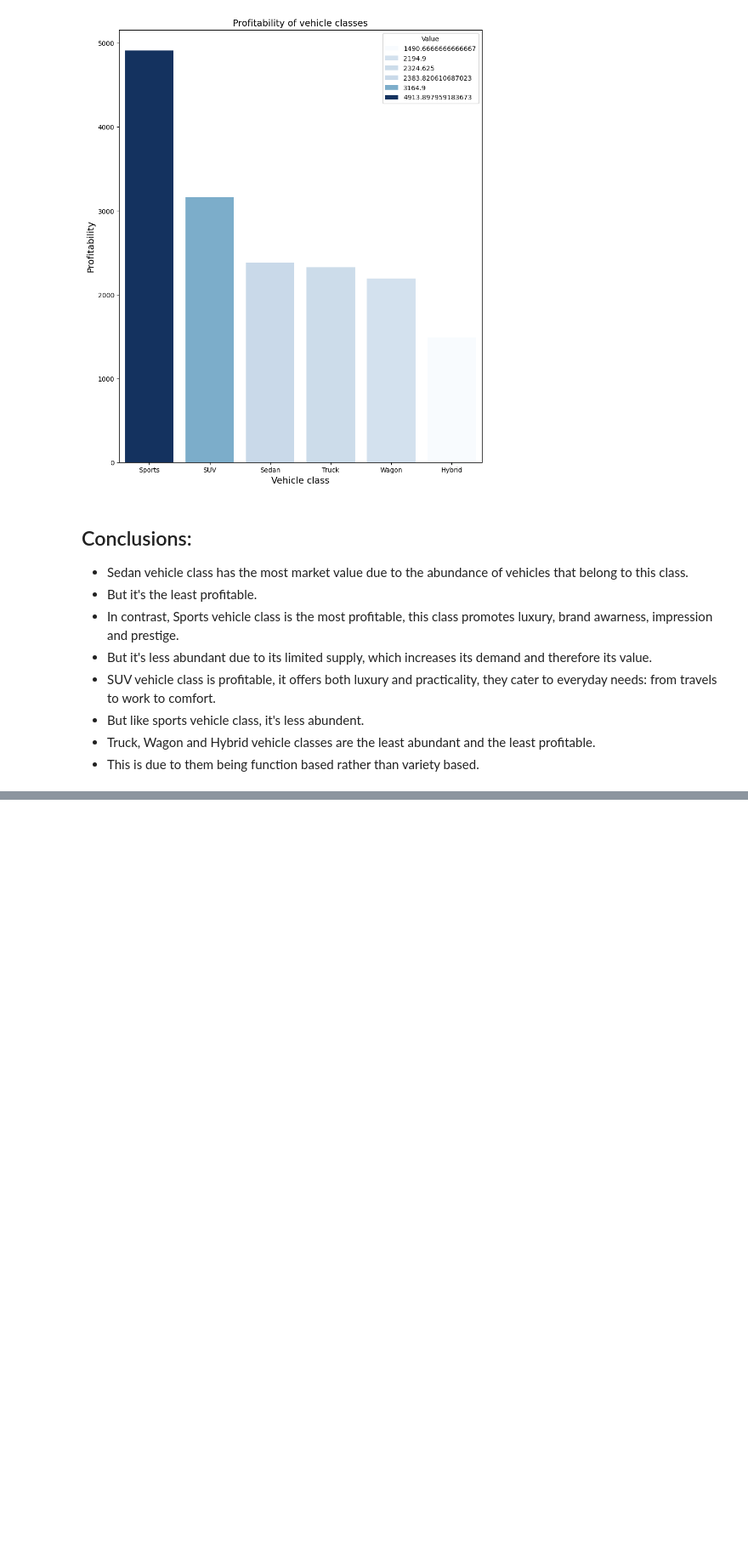
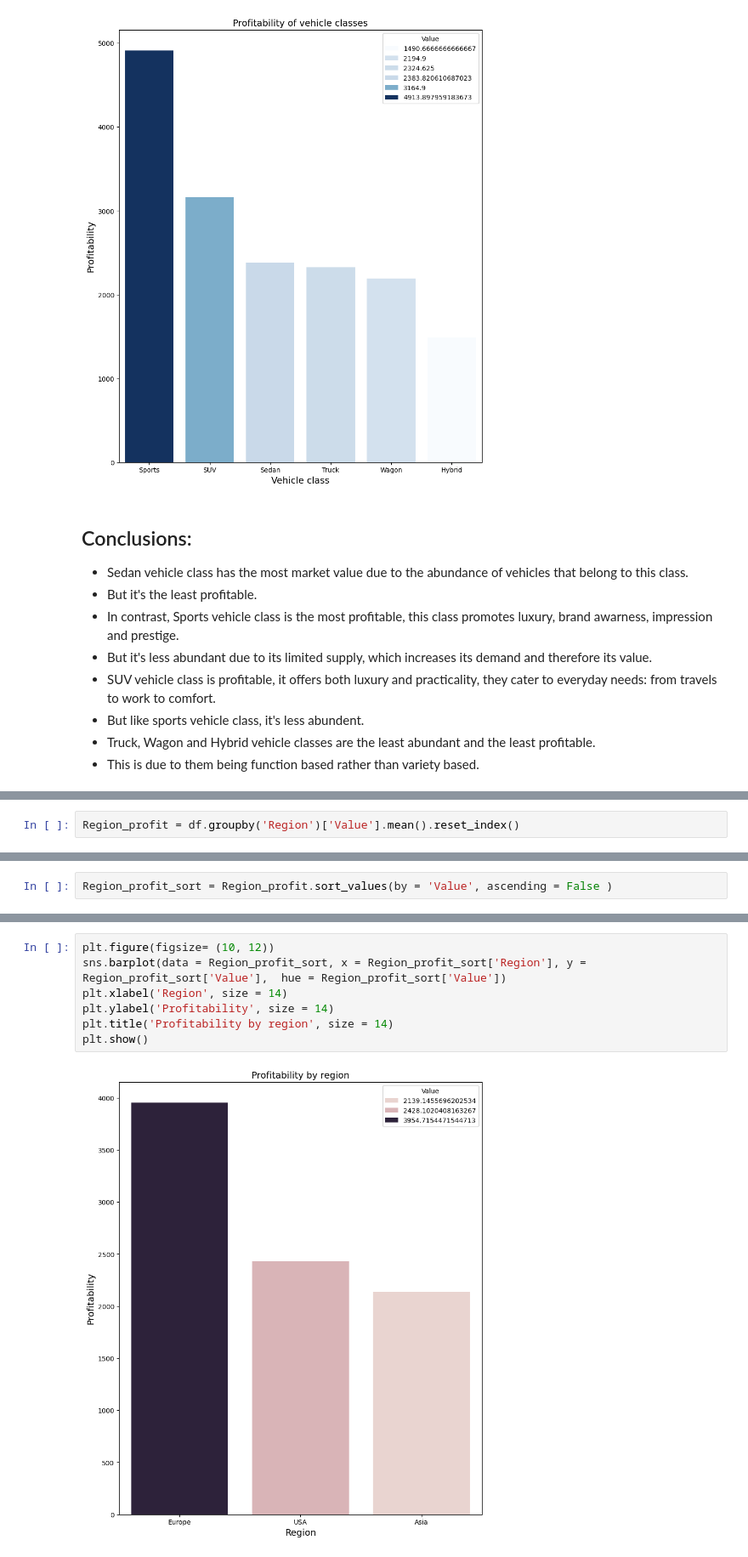
Before and after one commit to Fady-Foash97/Data-analysis-using-Pandas, a Jupyter notebook: Cars.ipynb, the cells around one changed output, grey strips where cells are left out. Shown: that part at 85% size. Drawn from its saved outputs; the diff is of its cells as text; blank space fills up the shorter version.

```diff
--- a/Cars.ipynb
+++ b/Cars.ipynb
@@ -326,0 +367,2 @@ plt.show()
+# %%
+Region_profit = df.groupby('Region')['Value'].mean().reset_index()
@@ -326,0 +376,2 @@ plt.show()
+# %%
+Region_profit_sort = Region_profit.sort_values(by = 'Value', ascending = False )
@@ -326,0 +394,9 @@ plt.show()
+# %%
+plt.figure(figsize= (10, 12))
+sns.barplot(data = Region_profit_sort, x = Region_profit_sort['Region'], y = Region_profit_sort['Value'],  hue = Region_profit_sort['Value'])
+plt.xlabel('Region', size = 14)
+plt.ylabel('Profitability', size = 14)
+plt.title('Profitability by region', size = 14)
+plt.show()
+# %% [output]
+[figure, added]
```
Also changed, not shown: parts of 15 cells of this notebook.
